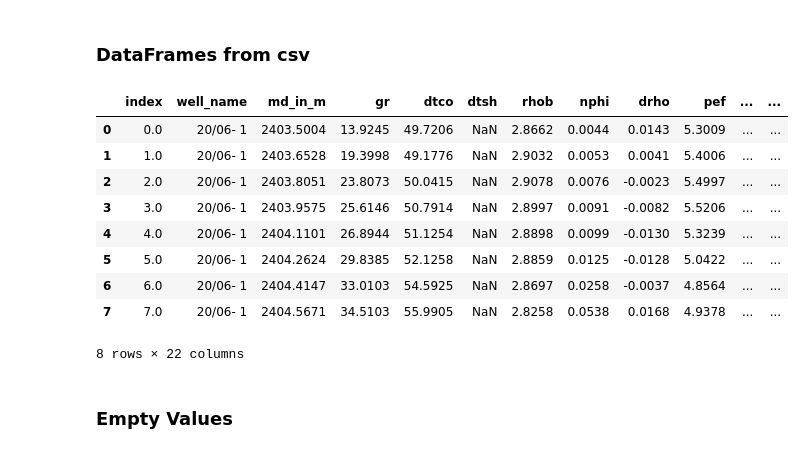
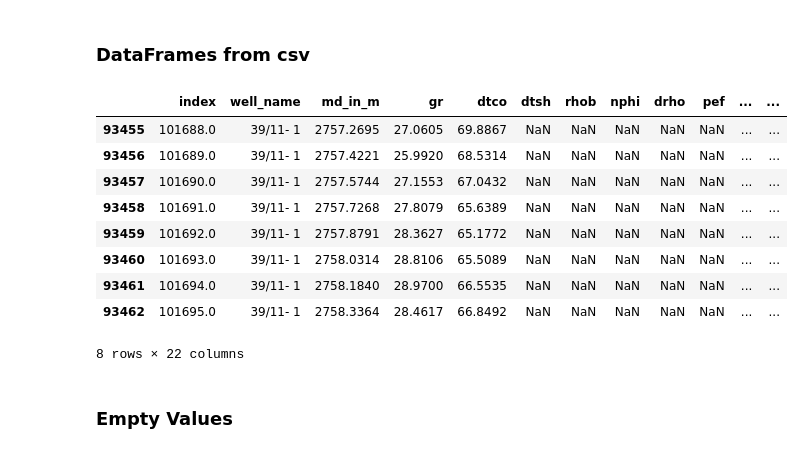
Before and after one commit to lsdR94/OpendTect_wells_to_PSQL, a Jupyter notebook: Data_Analysis.ipynb, the cells around one changed output. Saved outputs shown, nothing was run; the diff lists cells and outputs as text; code cells hidden in the pictures.

```diff
--- a/Data_Analysis.ipynb
+++ b/Data_Analysis.ipynb
@@ -47,23 +47,27 @@ sliced_litho = pd.read_csv(
     csv_path + os.path.join("\\sliced_litho.csv")
 )
 dropped_wells = [
-    '41/10- 1', '41/10a- 2Z', '41/14- 1', '41/15- 1', '42/18- 2',
-    '42/21- 1', '42/22- 1', '43/03- 1', '43/05- 1', '44/12- 1'
+    '41/10- 1', '41/10a- 2Z', '41/14- 1', '41/15- 1', '41/20- 1', '41/25a- 1',
+    '42/16- 1', '42/18- 2','42/21- 1', '42/22- 1',
+    '43/03- 1', '43/05- 1',
+    '44/12- 1'
 ]
+# Dropping wells
 sliced_litho_logs_df = sliced_litho_logs_df[~sliced_litho_logs_df.well_name.isin(dropped_wells)]
 sliced_logs = sliced_logs[~sliced_logs.well_name.isin(dropped_wells)]
+sliced_litho = sliced_litho[~sliced_litho.well_name.isin(dropped_wells)]
 # %%
-sliced_litho_logs_df.head(8)
+sliced_litho_logs_df.tail(8)
 # %% [output]
 |  | index | well_name | md_in_m | gr | dtco | dtsh | rhob | nphi | drho | pef | ... | ... |
-| 0 | 0.0 | 20/06- 1 | 2403.5004 | 13.9245 | 49.7206 | NaN | 2.8662 | 0.0044 | 0.0143 | 5.3009 | ... | ... |
-| 1 | 1.0 | 20/06- 1 | 2403.6528 | 19.3998 | 49.1776 | NaN | 2.9032 | 0.0053 | 0.0041 | 5.4006 | ... | ... |
-| 2 | 2.0 | 20/06- 1 | 2403.8051 | 23.8073 | 50.0415 | NaN | 2.9078 | 0.0076 | -0.0023 | 5.4997 | ... | ... |
-| 3 | 3.0 | 20/06- 1 | 2403.9575 | 25.6146 | 50.7914 | NaN | 2.8997 | 0.0091 | -0.0082 | 5.5206 | ... | ... |
-| 4 | 4.0 | 20/06- 1 | 2404.1101 | 26.8944 | 51.1254 | NaN | 2.8898 | 0.0099 | -0.0130 | 5.3239 | ... | ... |
-| 5 | 5.0 | 20/06- 1 | 2404.2624 | 29.8385 | 52.1258 | NaN | 2.8859 | 0.0125 | -0.0128 | 5.0422 | ... | ... |
-| 6 | 6.0 | 20/06- 1 | 2404.4147 | 33.0103 | 54.5925 | NaN | 2.8697 | 0.0258 | -0.0037 | 4.8564 | ... | ... |
-| 7 | 7.0 | 20/06- 1 | 2404.5671 | 34.5103 | 55.9905 | NaN | 2.8258 | 0.0538 | 0.0168 | 4.9378 | ... | ... |
+| 93455 | 101688.0 | 39/11- 1 | 2757.2695 | 27.0605 | 69.8867 | NaN | NaN | NaN | NaN | NaN | ... | ... |
+| 93456 | 101689.0 | 39/11- 1 | 2757.4221 | 25.9920 | 68.5314 | NaN | NaN | NaN | NaN | NaN | ... | ... |
+| 93457 | 101690.0 | 39/11- 1 | 2757.5744 | 27.1553 | 67.0432 | NaN | NaN | NaN | NaN | NaN | ... | ... |
+| 93458 | 101691.0 | 39/11- 1 | 2757.7268 | 27.8079 | 65.6389 | NaN | NaN | NaN | NaN | NaN | ... | ... |
+| 93459 | 101692.0 | 39/11- 1 | 2757.8791 | 28.3627 | 65.1772 | NaN | NaN | NaN | NaN | NaN | ... | ... |
+| 93460 | 101693.0 | 39/11- 1 | 2758.0314 | 28.8106 | 65.5089 | NaN | NaN | NaN | NaN | NaN | ... | ... |
+| 93461 | 101694.0 | 39/11- 1 | 2758.1840 | 28.9700 | 66.5535 | NaN | NaN | NaN | NaN | NaN | ... | ... |
+| 93462 | 101695.0 | 39/11- 1 | 2758.3364 | 28.4617 | 66.8492 | NaN | NaN | NaN | NaN | NaN | ... | ... |
 8 rows × 22 columns
 # %% [markdown]
 ### Empty Values
```
Also changed, not shown: parts of 17 cells of this notebook.
